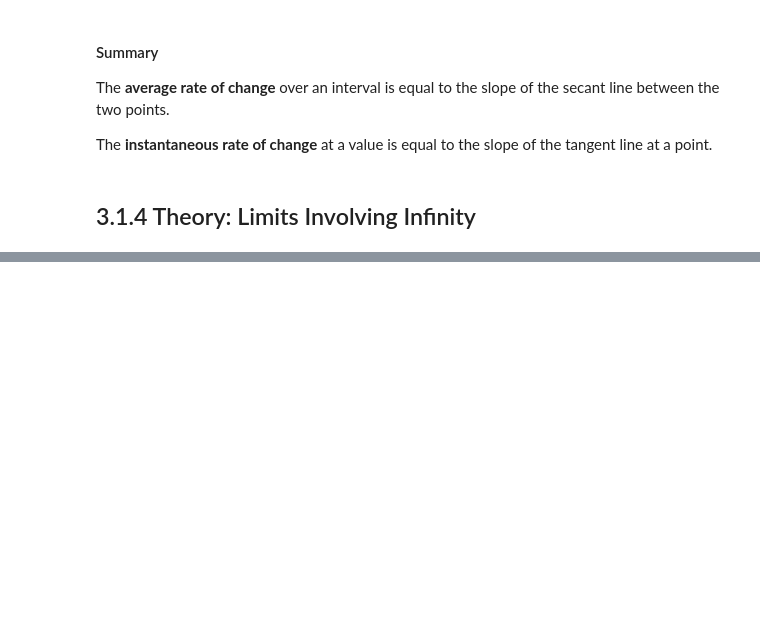
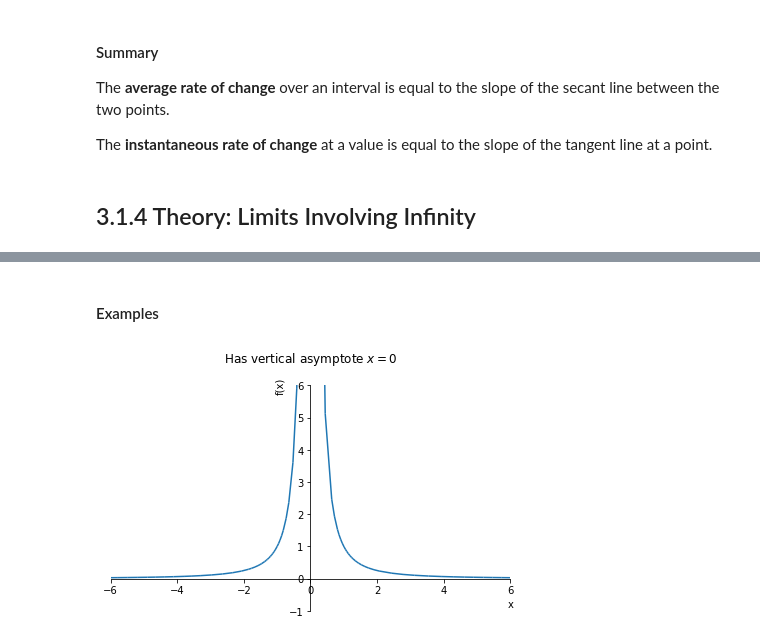
Before and after one commit to PaulToronto/Johns-Hopkins-Coursera-Applied-Calculus-With-Python, a Jupyter notebook: 3_1_Limits_and_Rates_of_Change.ipynb, the cells around one changed output, grey strips where cells are left out. Cells and saved outputs as stored; diff of their text form; code cells hidden in the pictures; blank space fills up the shorter version.

```diff
--- a/3_1_Limits_and_Rates_of_Change.ipynb
+++ b/3_1_Limits_and_Rates_of_Change.ipynb
@@ -372,0 +436,12 @@ The **instantaneous rate of change** at a value is equal to the slope of the tan
+# %% [markdown]
+#### Examples
+# %%
+x = sym.symbols('x')
+f = 1 / x**2
+
+sym.plot(f,
+         xlim=[-6, 6],
+         ylim=[-1, 6],
+         title='Has vertical asymptote $x = 0$\n');
+# %% [output]
+[figure, added]
```
Also changed, not shown: parts of 83 cells of this notebook.
